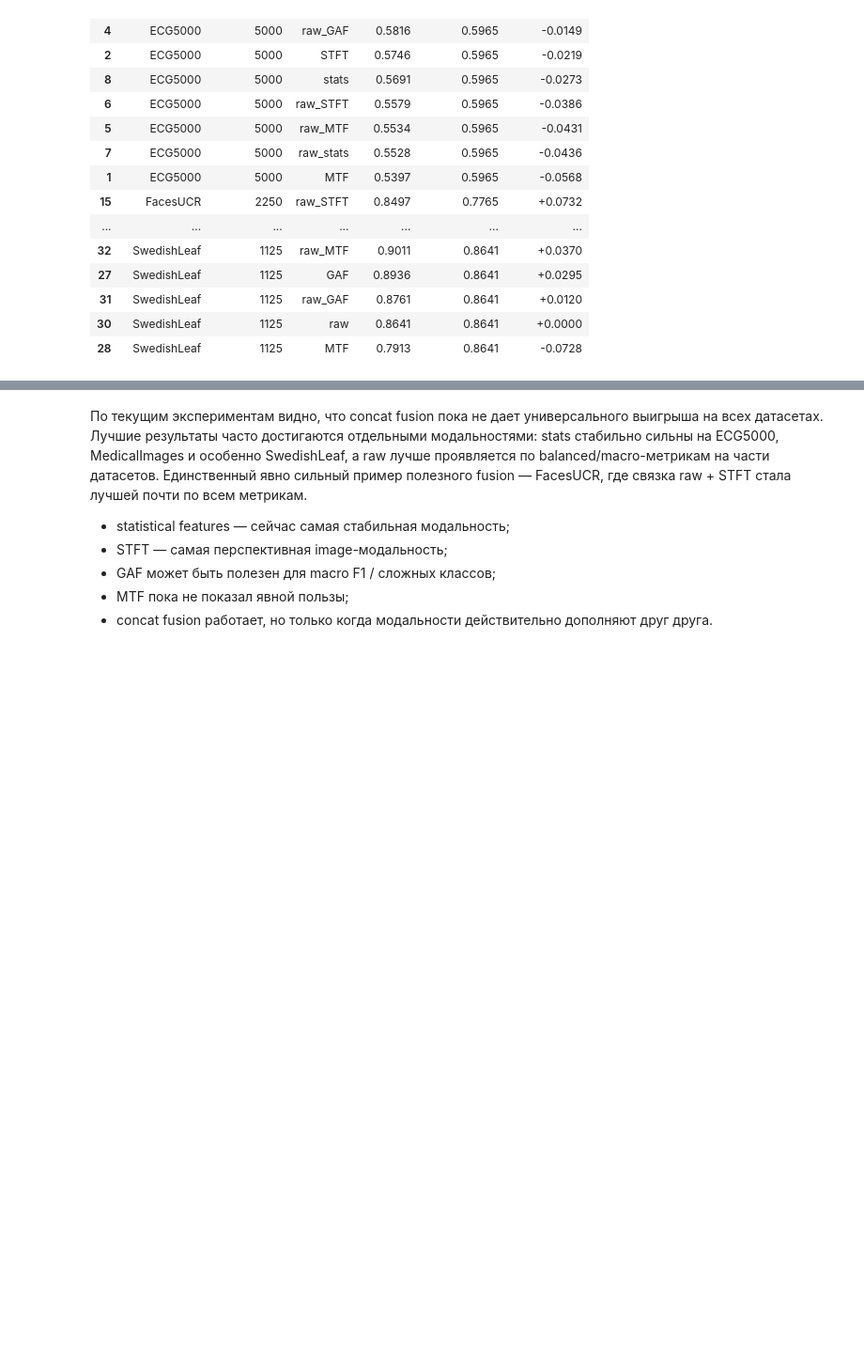
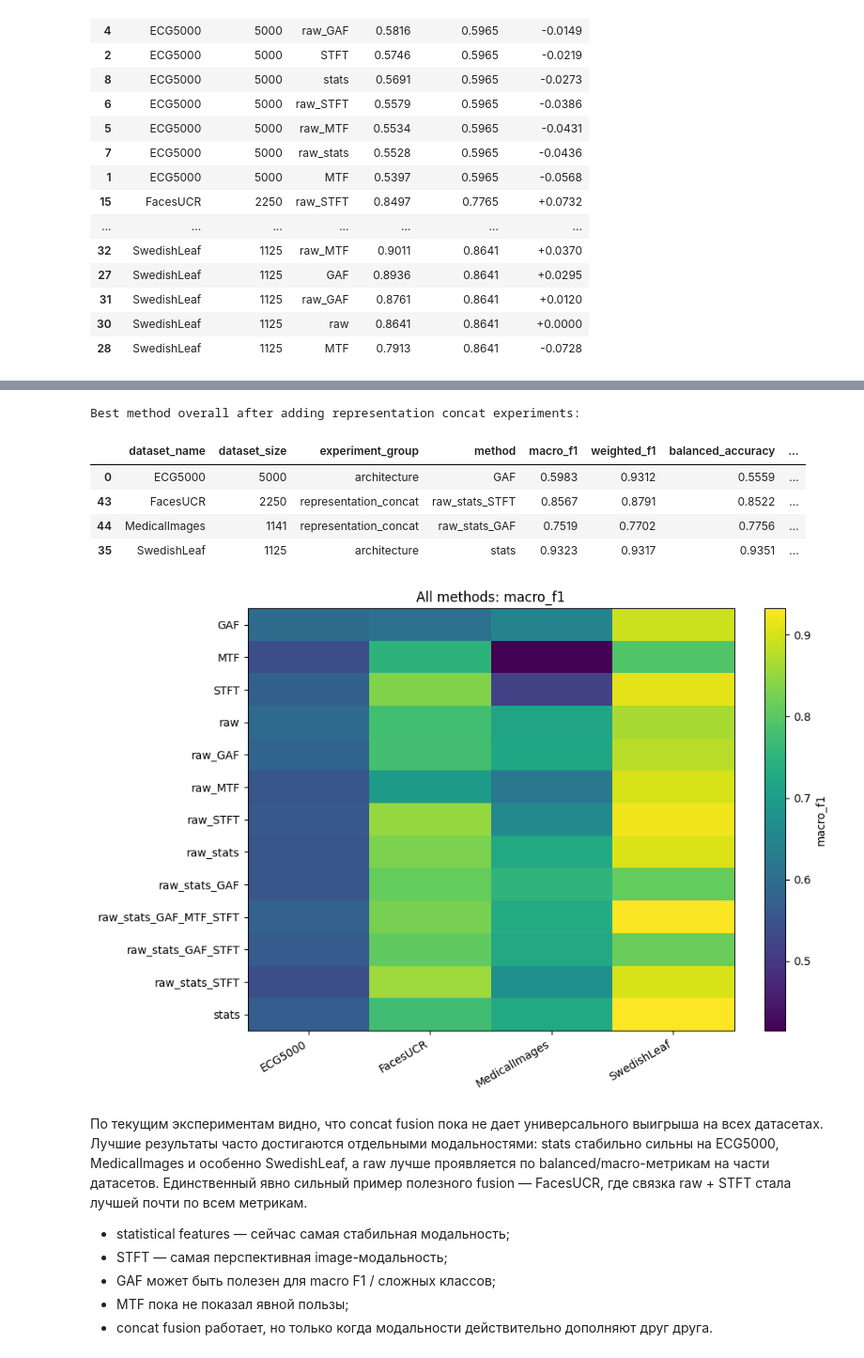
Before and after one commit to Romankkl03/FUTURE, a Jupyter notebook: experiments/analyse_results.ipynb, the cells around one changed output, grey strips where cells are left out. Shown at 94% size. Drawn from its saved outputs; the diff is of its cells as text; code cells hidden in the pictures; blank space fills up the shorter version.

```diff
--- a/experiments/analyse_results.ipynb
+++ b/experiments/analyse_results.ipynb
@@ -283,3 +496,61 @@ Delta in macro_f1 versus raw baseline
+# %%
+if not representation_summary.empty:
+    combined_summary = pd.concat(
+        [
+            summary.assign(experiment_group="architecture"),
+            representation_summary.assign(experiment_group="representation_concat"),
+        ],
+        ignore_index=True,
+    )
+
+    combined_best = (
+        combined_summary
+        .loc[combined_summary.groupby("dataset_name")["macro_f1"].idxmax()]
+        .sort_values("dataset_name")
+    )
+
+    print("Best method overall after adding representation concat experiments:")
+    display(
+        combined_best[
+            [
+                "dataset_name",
+                "dataset_size",
+                "experiment_group",
+                "method",
+                "macro_f1",
+                "weighted_f1",
+                "balanced_accuracy",
+                "accuracy",
+                "loss",
+            ]
+        ].style.format(
+            {
+                "macro_f1": "{:.4f}",
+                "weighted_f1": "{:.4f}",
+                "balanced_accuracy": "{:.4f}",
+                "accuracy": "{:.4f}",
+                "loss": "{:.4f}",
+            }
+        )
+    )
+
+    combined_pivot = combined_summary.pivot_table(index="method", columns="dataset_name", values="macro_f1", aggfunc="max")
+    fig, ax = plt.subplots(figsize=(1.2 * combined_pivot.shape[1] + 5, 0.35 * combined_pivot.shape[0] + 2))
+    im = ax.imshow(combined_pivot, aspect="auto", cmap="viridis")
+    ax.set_xticks(np.arange(combined_pivot.shape[1]), labels=combined_pivot.columns, rotation=30, ha="right")
+    ax.set_yticks(np.arange(combined_pivot.shape[0]), labels=combined_pivot.index)
+    ax.set_title("All methods: macro_f1")
+    fig.colorbar(im, ax=ax, label="macro_f1")
+    plt.tight_layout()
+    plt.show()
+# %% [output]
+Best method overall after adding representation concat experiments:
+|  | dataset_name | dataset_size | experiment_group | method | macro_f1 | weighted_f1 | balanced_accuracy | ... |
+| 0 | ECG5000 | 5000 | architecture | GAF | 0.5983 | 0.9312 | 0.5559 | ... |
+| 43 | FacesUCR | 2250 | representation_concat | raw_stats_STFT | 0.8567 | 0.8791 | 0.8522 | ... |
+| 44 | MedicalImages | 1141 | representation_concat | raw_stats_GAF | 0.7519 | 0.7702 | 0.7756 | ... |
+| 35 | SwedishLeaf | 1125 | architecture | stats | 0.9323 | 0.9317 | 0.9351 | ... |
+[figure, added]
 # %% [markdown]
 По текущим экспериментам видно, что concat fusion пока не дает универсального выигрыша на всех датасетах. Лучшие результаты часто достигаются отдельными модальностями: stats стабильно сильны на ECG5000, MedicalImages и особенно SwedishLeaf, а raw лучше проявляется по balanced/macro-метрикам на части датасетов. Единственный явно сильный пример полезного fusion — FacesUCR, где связка raw + STFT стала лучшей почти по всем метрикам.
 
```
Also changed, not shown: parts of 6 cells of this notebook, 27 other files.
